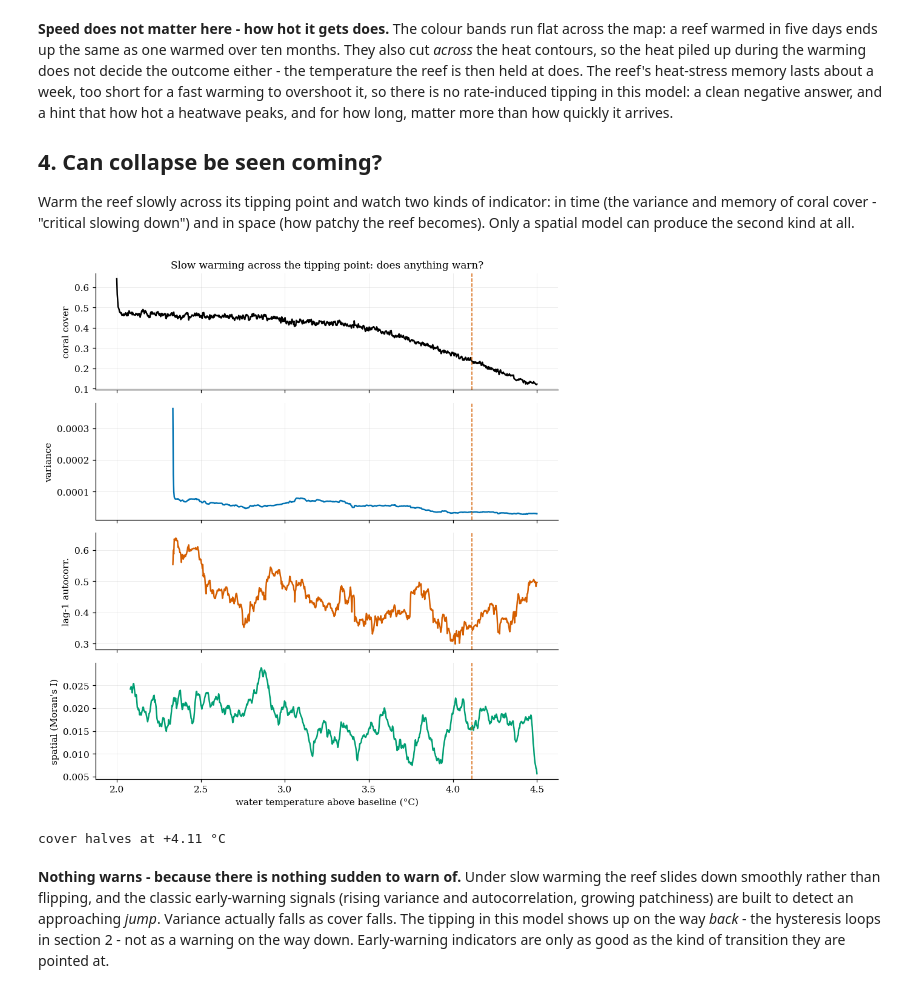
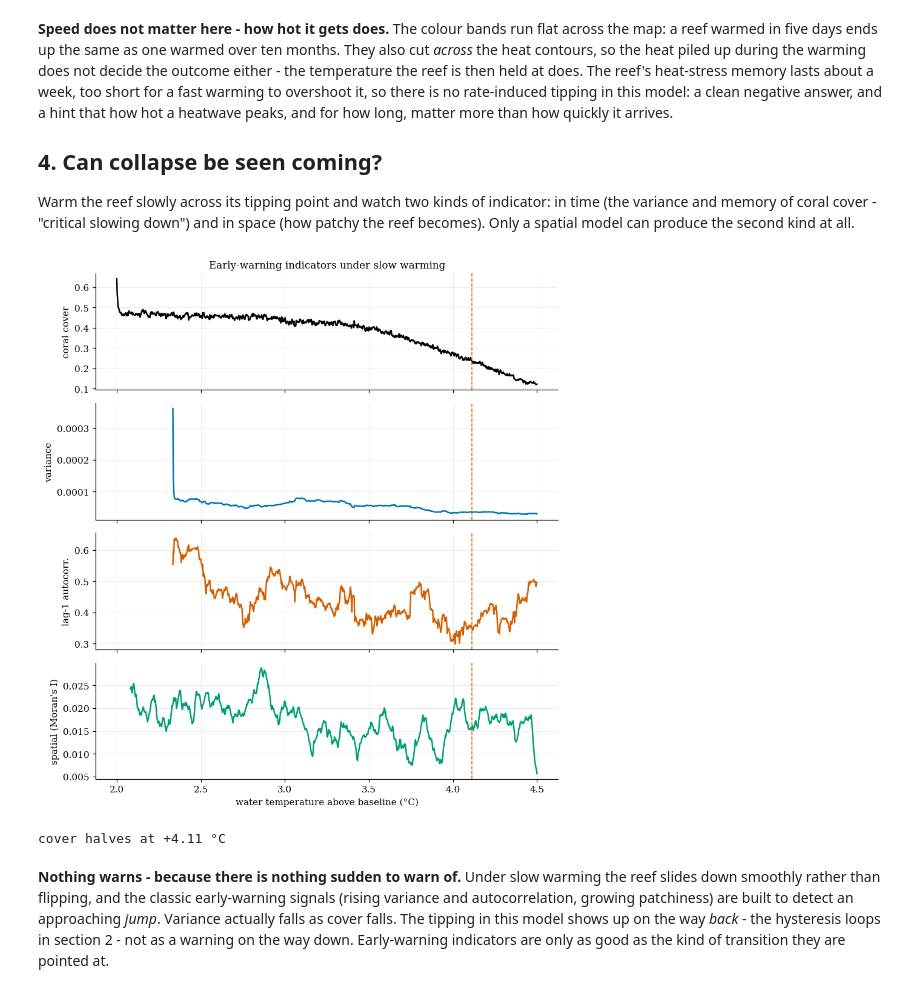
Before and after one commit to kevingrainger/Portfolio, a Jupyter notebook: 001-coral-reef-tipping-points/coral_potts.ipynb, the cells around one changed output. Drawn from its saved outputs; the diff is of its cells as text; code cells hidden in the pictures.

```diff
--- a/001-coral-reef-tipping-points/coral_potts.ipynb
+++ b/001-coral-reef-tipping-points/coral_potts.ipynb
@@ -121,12 +121,12 @@ for i, p in enumerate(peaks):
 fig, ax = plt.subplots(figsize=(7, 4.4))
 im = ax.imshow(final, origin='lower', cmap='RdYlGn', vmin=0, vmax=1, aspect='auto')
 cs = ax.contour(heat, colors='k', linewidths=0.8, levels=6)
-ax.clabel(cs, fmt='%.0f DHW', fontsize=7)
+ax.clabel(cs, fmt='%.0f degree-weeks', fontsize=7)
 ax.set_xticks(range(len(ramp_days))); ax.set_xticklabels(ramp_days)
 ax.set_yticks(range(len(peaks))); ax.set_yticklabels(peaks)
 ax.set_xlabel('days taken to warm to the peak')
 ax.set_ylabel('peak anomaly (°C)')
-ax.set_title('Coral cover after the heatwave; lines = accumulated heat')
+ax.set_title('Healthy coral cover after a heatwave')
 fig.colorbar(im, label='healthy coral cover')
 ax.grid(False)
 fig.tight_layout()
@@ -158,35 +158,35 @@ for a in schedule:
     h = np.nan_to_num(reef.healthy_map(), nan=0.0)
     blocks = h[:96, :96].reshape(12, 8, 12, 8).mean(axis=(1, 3))       # 8x8-cell blocks
     spatial_var.append(blocks[blocks > 0].var())
     z = h - h[reef.reef].mean()
     z[~reef.reef] = 0
     moran.append((z * (np.roll(z, 1, 0) + np.roll(z, 1, 1))).sum() / (2 * (z ** 2).sum()))
 cover = np.array(cover)
 
 def rolling(x, w=120, f=np.var):
     return np.array([f(x[max(0, i - w):i]) if i >= w else np.nan for i in range(len(x))])
 def ac1(x):
     x = x - x.mean()
     return (x[1:] * x[:-1]).sum() / (x ** 2).sum()
 
 detrended = cover - pd.Series(cover).rolling(60, center=True, min_periods=1).mean().values
 collapse = int(np.argmax(cover < 0.5 * cover[:100].mean()))
 
 fig, axes = plt.subplots(4, 1, figsize=(8, 8.5), sharex=True)
 axes[0].plot(schedule, cover, 'k'); axes[0].set_ylabel('coral cover')
 axes[1].plot(schedule, rolling(detrended), color=figstyle.PALETTE[0]); axes[1].set_ylabel('variance')
 axes[2].plot(schedule, rolling(detrended, f=ac1), color=figstyle.PALETTE[1]); axes[2].set_ylabel('lag-1 autocorr.')
 axes[3].plot(schedule, pd.Series(moran).rolling(30).mean(), color=figstyle.PALETTE[2]); axes[3].set_ylabel("spatial (Moran's I)")
 for ax in axes:
     ax.axvline(schedule[collapse], color=figstyle.PALETTE[1], ls='--', lw=1)
-axes[0].set_title('Slow warming across the tipping point: does anything warn?')
+axes[0].set_title('Early-warning indicators under slow warming')
 axes[-1].set_xlabel('water temperature above baseline (°C)')
 fig.tight_layout()
 figstyle.save(fig, 'figures/fig4_early_warning')
 plt.show()
 print(f"cover halves at +{schedule[collapse]:.2f} °C")
 # %% [output]
-[figure, old version]
+[figure, new version]
 cover halves at +4.11 °C
 # %% [markdown]
 **Nothing warns - because there is nothing sudden to warn of.** Under slow warming the
```
Also changed, not shown: parts of 3 cells of this notebook, 49 other files.
